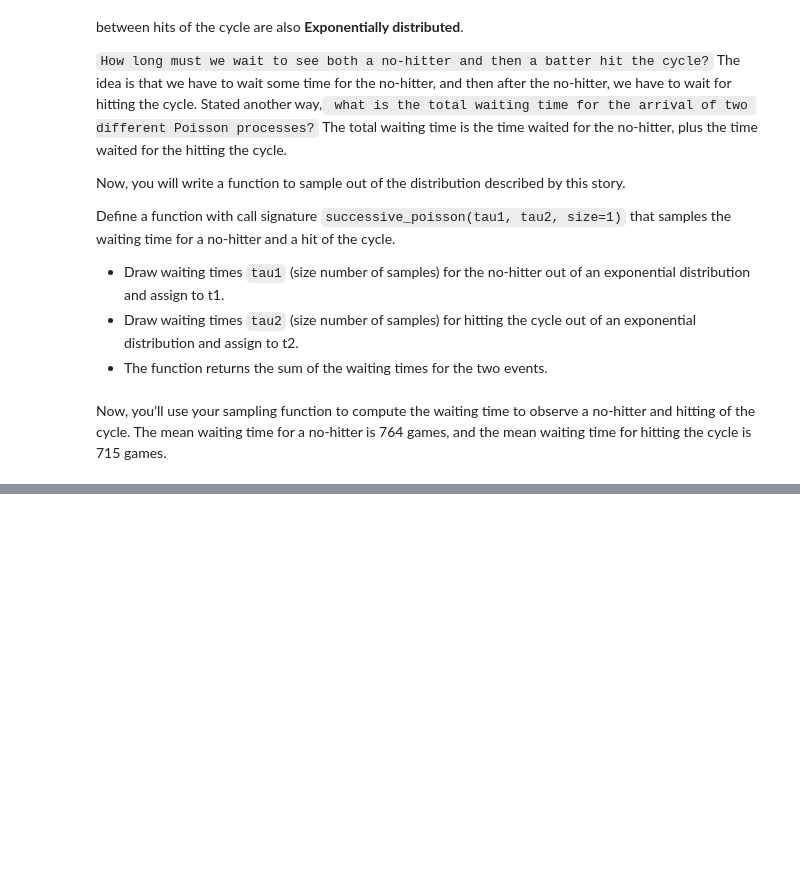
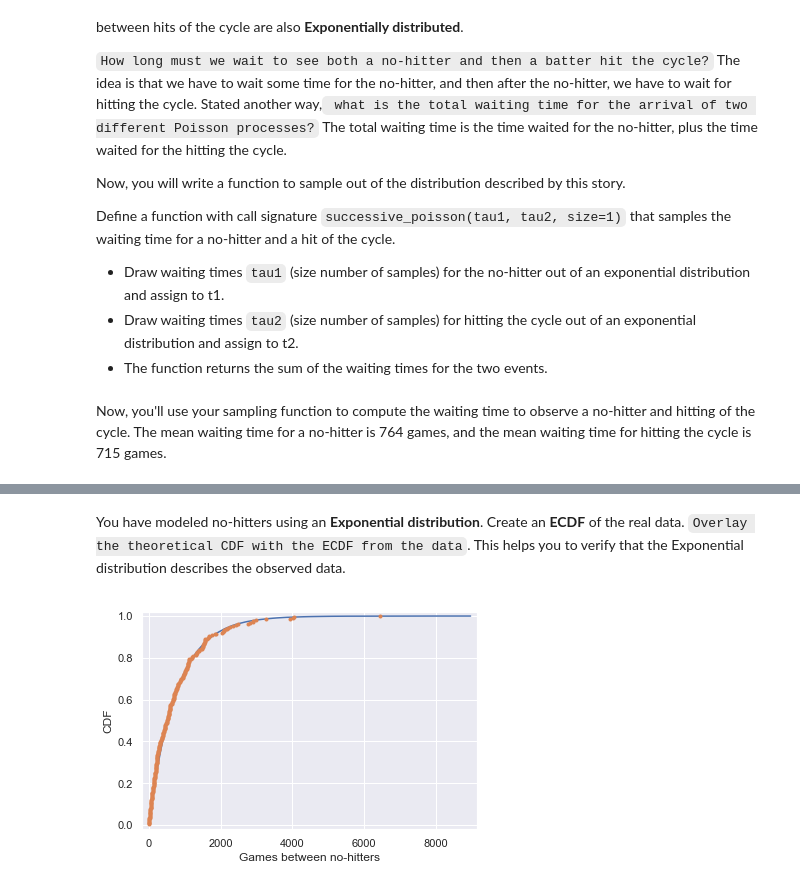
Before and after one commit to ksobczak2501/Data-Scientist-with-Python, a Jupyter notebook: Statistical thinking in Python part 1.ipynb, the cells around one changed output, grey strips where cells are left out. Drawn from its saved outputs; the diff is of its cells as text; code cells hidden in the pictures; blank space fills up the shorter version.

```diff
--- a/Statistical thinking in Python part 1.ipynb
+++ b/Statistical thinking in Python part 1.ipynb
@@ -610,0 +649,23 @@ plt.show()
+# %% [markdown]
+
+You have modeled no-hitters using an **Exponential distribution**. Create an **ECDF** of the real data. `Overlay the theoretical CDF with the ECDF from the data`. This helps you to verify that the Exponential distribution describes the observed data.
+# %%
+# Create an ECDF from real data: x, y
+x, y = ecdf(nohitter_times)
+
+# Create a CDF from theoretical samples: x_theor, y_theor
+x_theor, y_theor = ecdf(inter_nohitter_time)
+
+# Overlay the plots
+plt.plot(x_theor, y_theor)
+plt.plot(x, y, marker='.', linestyle='none')
+
+# Margins and axis labels
+plt.margins(0.02)
+plt.xlabel('Games between no-hitters')
+plt.ylabel('CDF')
+
+# Show the plot
+plt.show()
+# %% [output]
+[figure, added]
```
Also changed, not shown: parts of 64 cells of this notebook.
